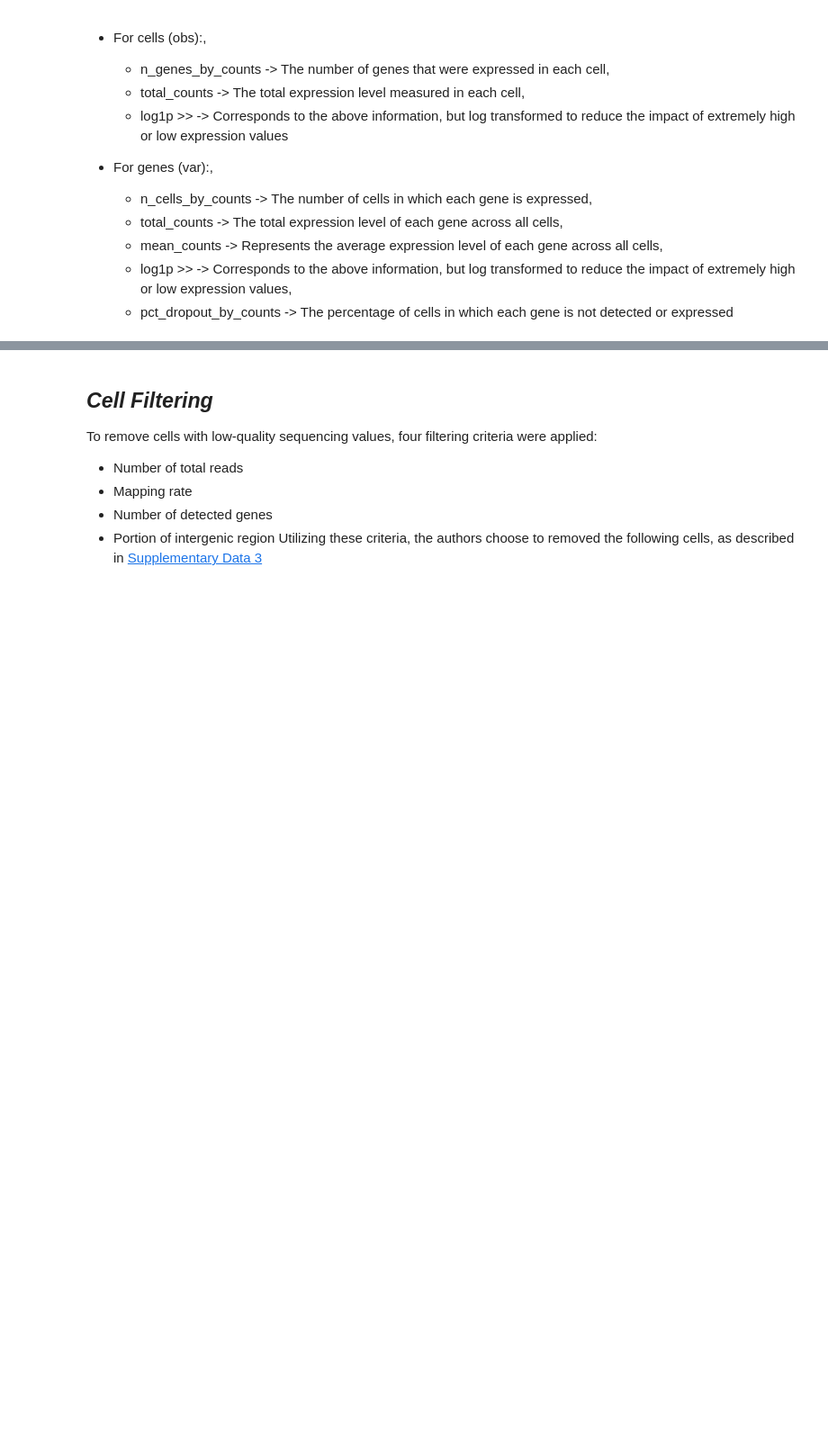
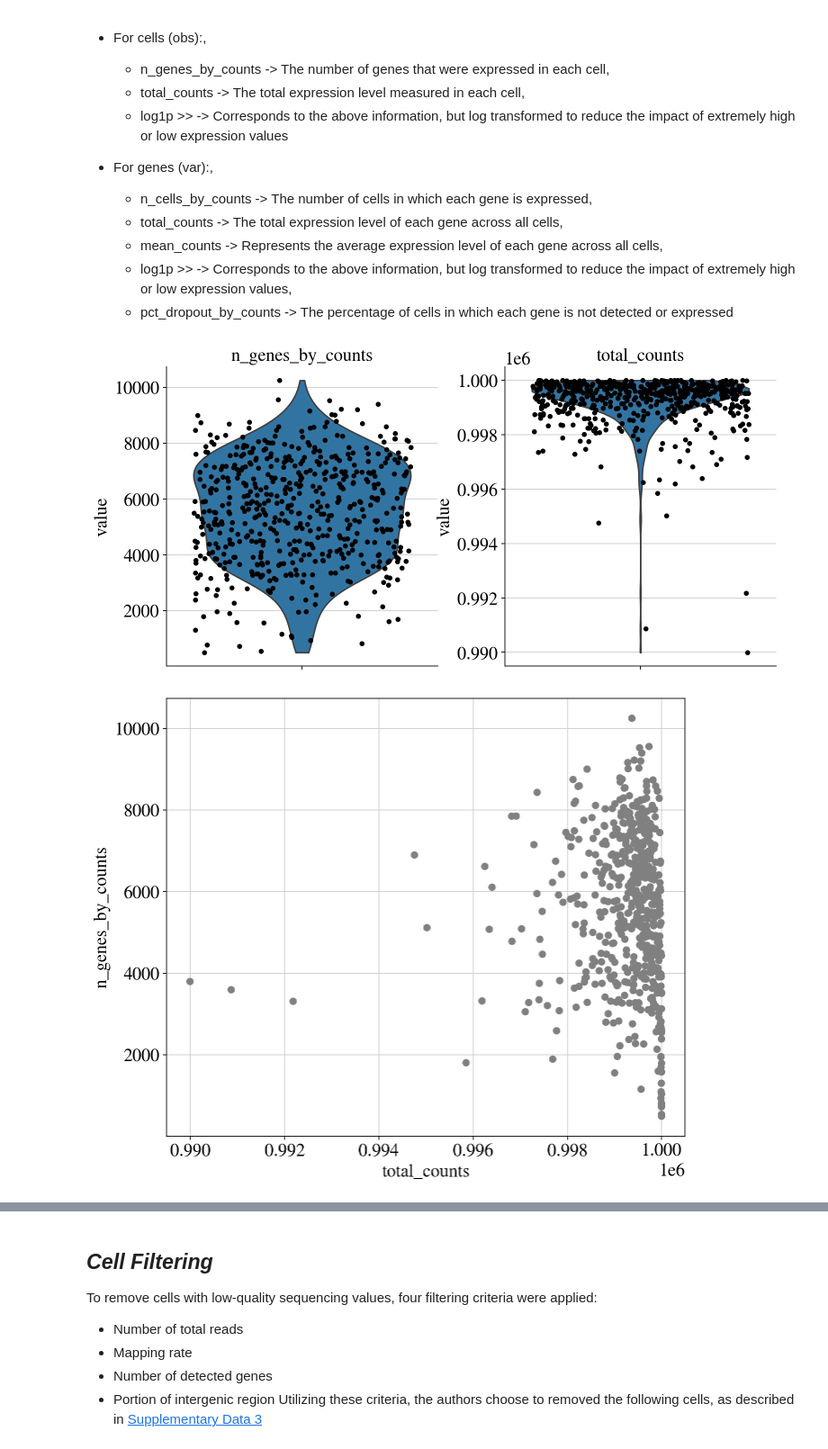
Before and after one commit to KyriakosPsa/BreastCancer-SingleCell, a Jupyter notebook: preprocessing_MLCBipynb_refactored.ipynb, the cells around one changed output, grey strips where cells are left out. Shown at 90% size. Saved outputs shown, nothing was run; the diff lists cells and outputs as text; code cells hidden in the pictures; blank space fills up the shorter version.

```diff
--- a/preprocessing_MLCBipynb_refactored.ipynb
+++ b/preprocessing_MLCBipynb_refactored.ipynb
@@ -62,0 +66,6 @@ adata.obs
+# %%
+# Cell adata
+cadata = adata[14:]
+print(f"Cell adata obvervations: {cadata.obs_names}\n")
+padata = adata[:14]
+print(f"Pool cell adata observations: {padata.obs_names}\n")
@@ -63,5 +85,7 @@ adata.obs
 # %% [markdown]
 Another very important step is to assign each cell population to a tumor group. Cells are named by "BC":PREFIX + "02-11":PATIENT + "_" + "cell number", thus we can remove the specific cell number and only keep the patient tumor identifier "BC02" to "BC011".
 # %%
-tumor_groups = [obs_name if "Pooled" in obs_name else obs_name.split("_")[0] for obs_name in adata.obs_names]
-adata.obs['tumor_groups'] = tumor_groups
+tumor_groups = [obs_name if "Pooled" in obs_name else obs_name.split("_")[0] for obs_name in cadata.obs_names]
+cadata.obs['tumor_groups'] = tumor_groups
+# For example the first gorup of cells should belong to the tumor of patient one
+cadata.obs['tumor_groups'].head()
@@ -79,3 +130,12 @@ Before proceeding with cell & gene filtering we annotate quality control metrics
     - mean_counts -> Represents the average expression level of each gene across all cells,
     - log1p >> -> Corresponds to the above information, but log transformed to reduce the impact of extremely high or low expression values,
     - pct_dropout_by_counts -> The percentage of cells in which each gene is not detected or expressed
+# %%
+sc.pp.filter_cells(cadata, min_genes=200)
+sc.pp.filter_genes(cadata, min_cells=3)
+sc.pp.calculate_qc_metrics(cadata,percent_top = None,log1p= True,inplace = True)
+sc.pl.violin(cadata, ['n_genes_by_counts', 'total_counts'],size = 5,jitter=0.4, multi_panel=True)
+sc.pl.scatter(cadata, x='total_counts', y='n_genes_by_counts')
+# %% [output]
+[figure, added]
+[figure, added]
```
Also changed, not shown: parts of 24 cells of this notebook, 6 other files.
